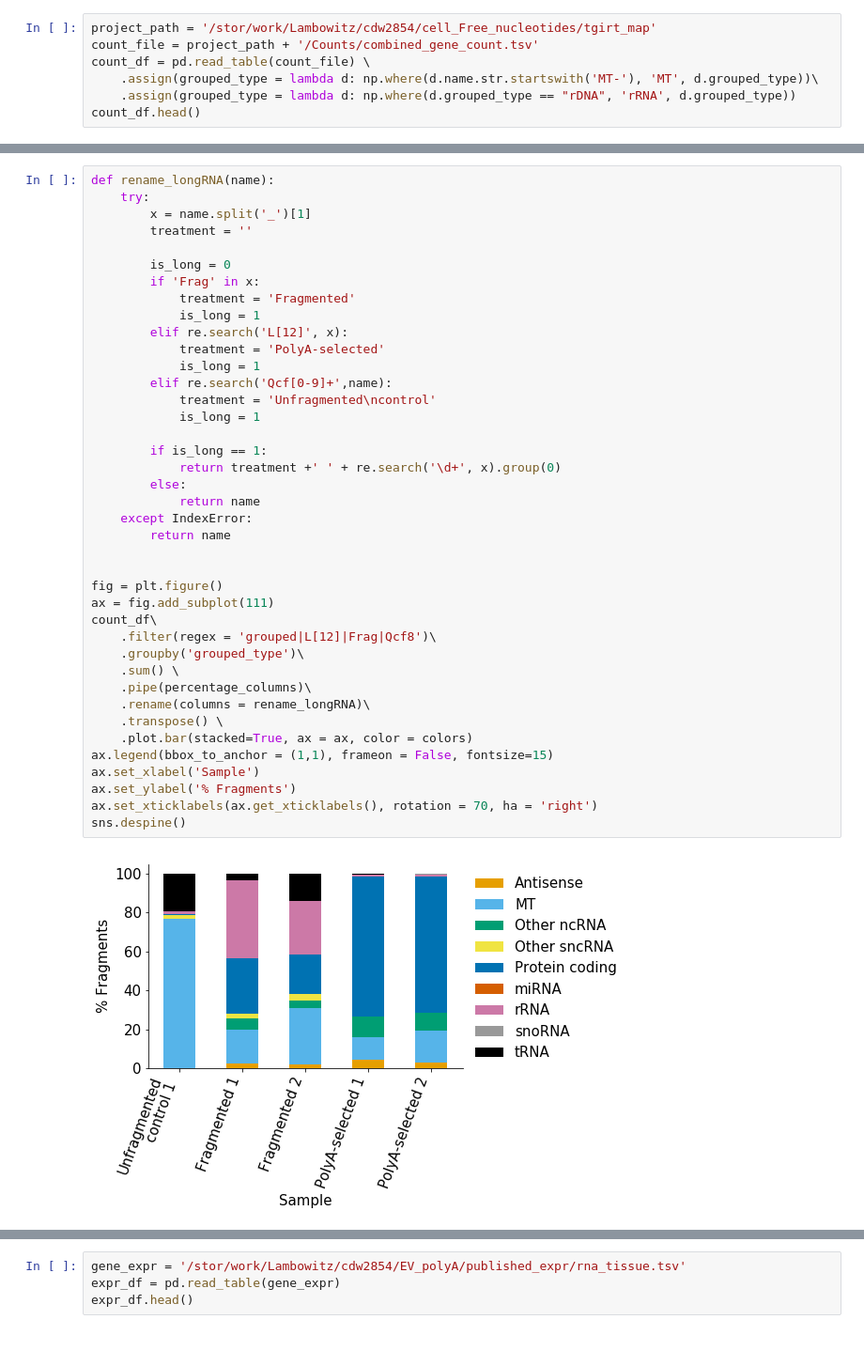
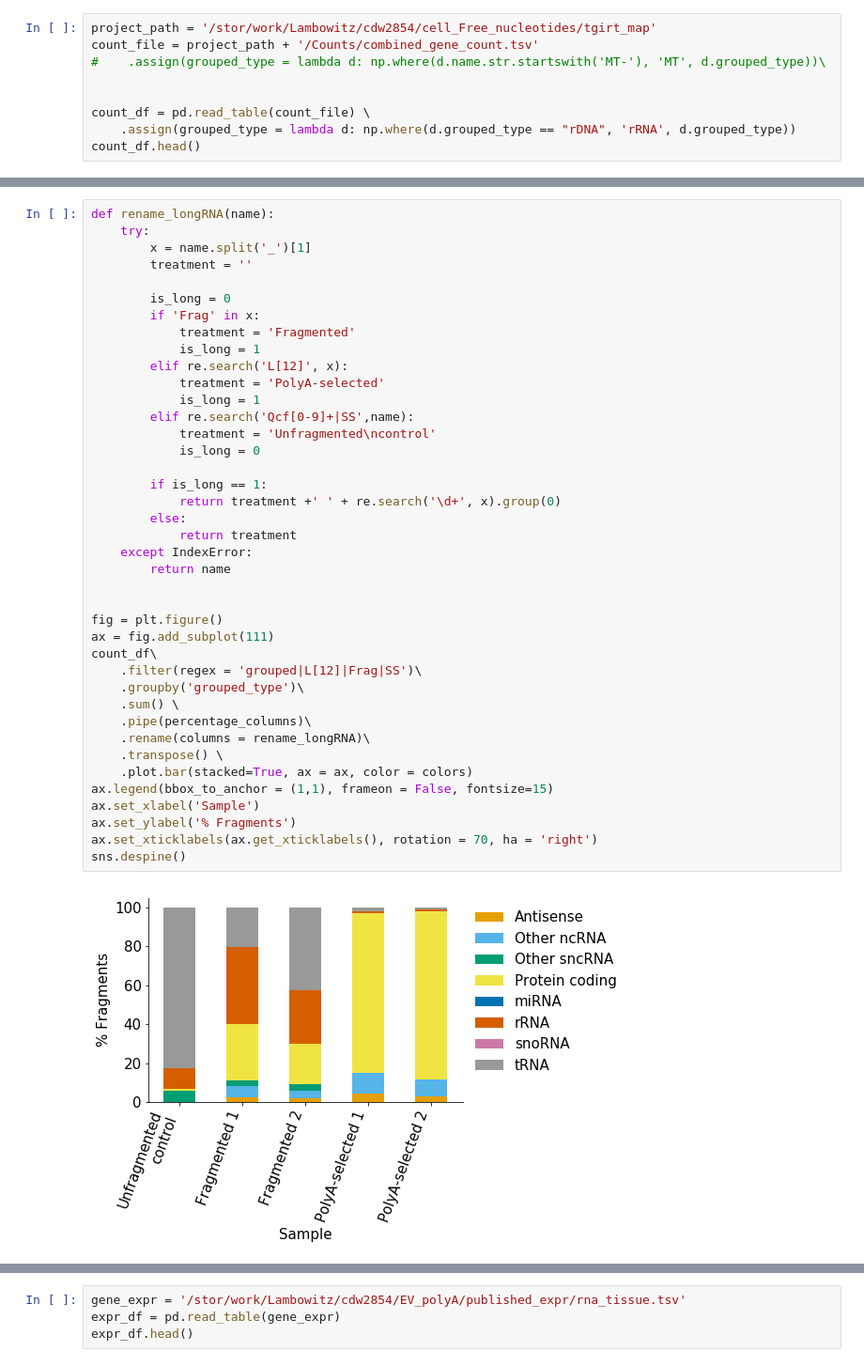
Before and after one commit to wckdouglas/cfNA, a Jupyter notebook: plots/count_explorer.ipynb, the cells around one changed output, grey strips where cells are left out. Shown at 94% size. Cells and saved outputs as stored; diff of their text form.

```diff
--- a/plots/count_explorer.ipynb
+++ b/plots/count_explorer.ipynb
@@ -33,8 +34,10 @@ colors.append('black')
 # %%
 project_path = '/stor/work/Lambowitz/cdw2854/cell_Free_nucleotides/tgirt_map'
 count_file = project_path + '/Counts/combined_gene_count.tsv'
+#    .assign(grouped_type = lambda d: np.where(d.name.str.startswith('MT-'), 'MT', d.grouped_type))\
+
+
 count_df = pd.read_table(count_file) \
-    .assign(grouped_type = lambda d: np.where(d.name.str.startswith('MT-'), 'MT', d.grouped_type))\
     .assign(grouped_type = lambda d: np.where(d.grouped_type == "rDNA", 'rRNA', d.grouped_type))
 count_df.head()
 # %% [output]
@@ -84,35 +87,35 @@ def rename_longRNA(name):
         if 'Frag' in x:
             treatment = 'Fragmented'
             is_long = 1
         elif re.search('L[12]', x):
             treatment = 'PolyA-selected'
             is_long = 1
-        elif re.search('Qcf[0-9]+',name):
+        elif re.search('Qcf[0-9]+|SS',name):
             treatment = 'Unfragmented\ncontrol'
-            is_long = 1
+            is_long = 0
 
         if is_long == 1:
             return treatment +' ' + re.search('\d+', x).group(0)
         else:
-            return name
+            return treatment
     except IndexError:
         return name
 
 
 fig = plt.figure()
 ax = fig.add_subplot(111)
 count_df\
-    .filter(regex = 'grouped|L[12]|Frag|Qcf8')\
+    .filter(regex = 'grouped|L[12]|Frag|SS')\
     .groupby('grouped_type')\
     .sum() \
     .pipe(percentage_columns)\
     .rename(columns = rename_longRNA)\
     .transpose() \
     .plot.bar(stacked=True, ax = ax, color = colors)
 ax.legend(bbox_to_anchor = (1,1), frameon = False, fontsize=15)
 ax.set_xlabel('Sample')
 ax.set_ylabel('% Fragments')
 ax.set_xticklabels(ax.get_xticklabels(), rotation = 70, ha = 'right')
 sns.despine()
 # %% [output]
-[figure, old version]
+[figure, new version]
```
Also changed, not shown: parts of 36 cells of this notebook, 8 other files.
